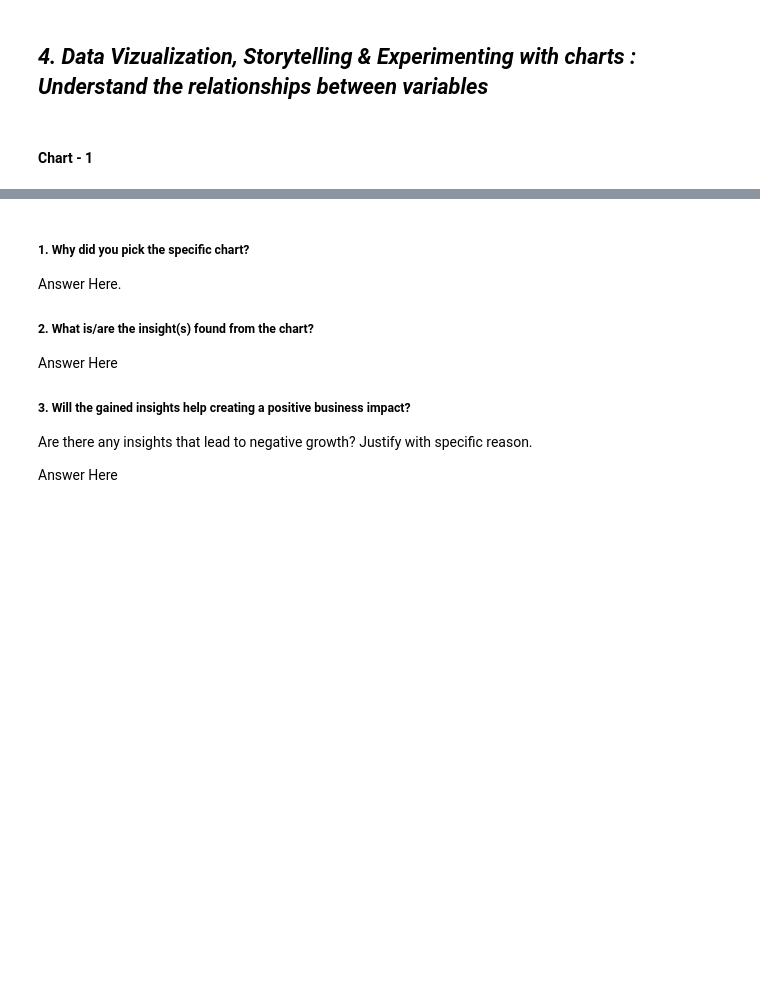
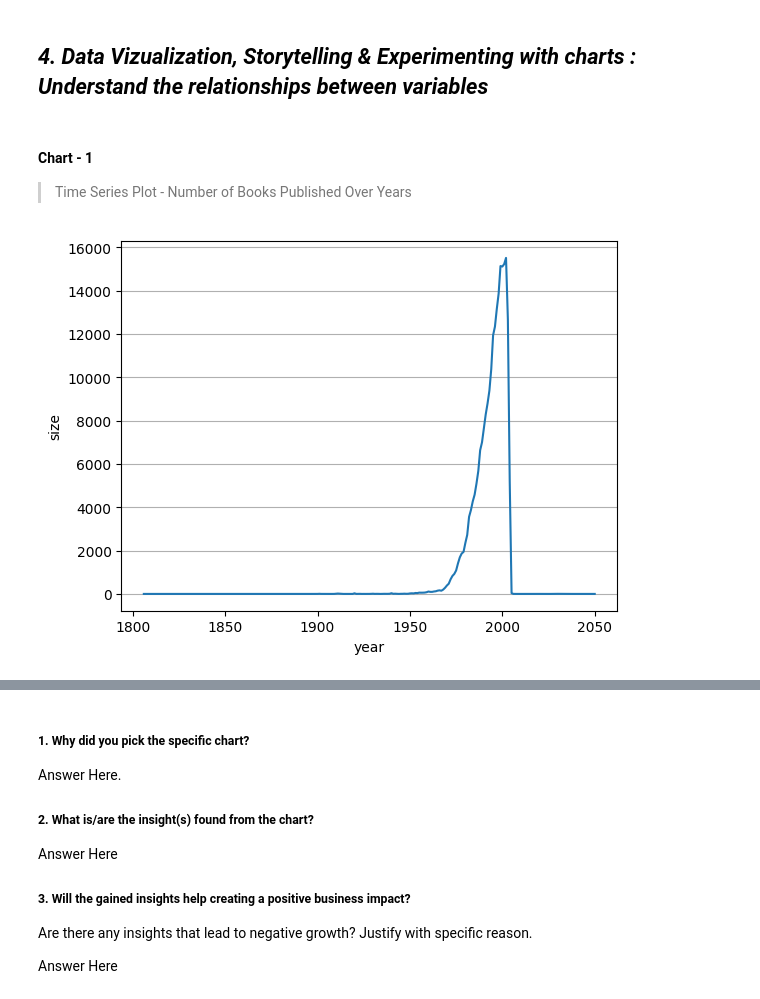
Before and after one commit to bisht-deepak/Capstone-Project-Recommendation-System, a Jupyter notebook: unsupervised-learning-book-recommendation-system.ipynb, the cells around one changed output, grey strips where cells are left out. Cells and saved outputs as stored; diff of their text form; code cells hidden in the pictures; blank space fills up the shorter version.

```diff
--- a/unsupervised-learning-book-recommendation-system.ipynb
+++ b/unsupervised-learning-book-recommendation-system.ipynb
@@ -637,14 +651,18 @@ sns.countplot(data= tweaked_users_df, x= "country")
 ### What all manipulations have you done and insights you found?
 # %% [markdown]
 ## ***4. Data Vizualization, Storytelling & Experimenting with charts : Understand the relationships between variables***
-# %% [markdown]
-#### Chart - 1
+# %% [markdown]
+#### Chart - 1
+> Time Series Plot - Number of Books Published Over Years
 # %%
 time_series_df= (
     tweaked_books_df
     .groupby(tweaked_books_df["year"].dt.year, as_index= False)
     .size()
 )
 
 sns.lineplot(data= time_series_df, x= "year", y= "size")
+plt.grid(True, axis= "y")
 plt.show()
+# %% [output]
+[figure, added]
```
Also changed, not shown: parts of 137 cells of this notebook.
